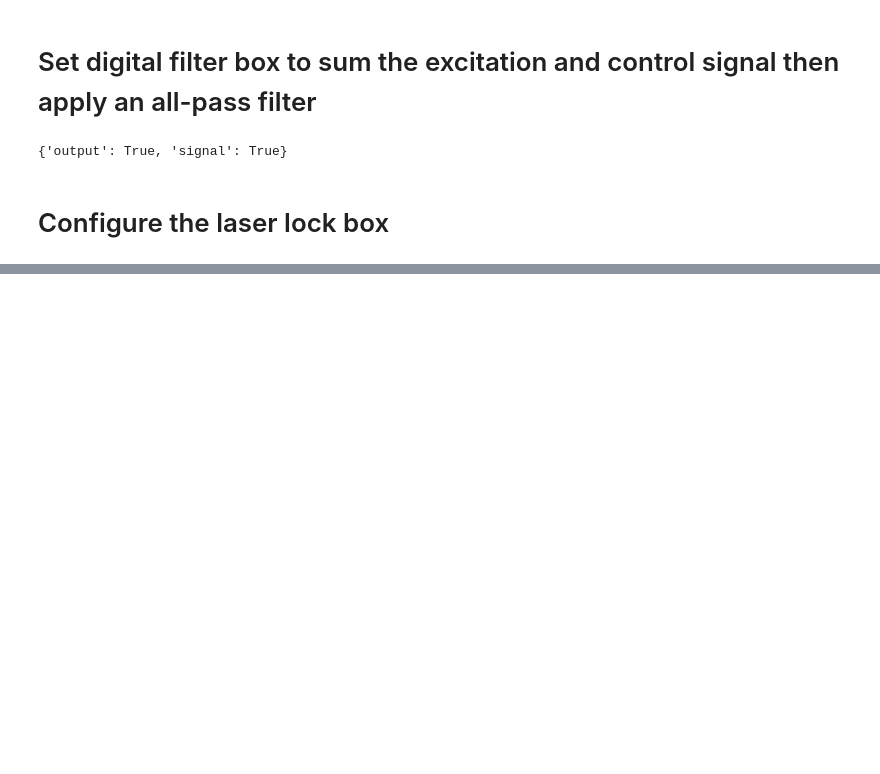
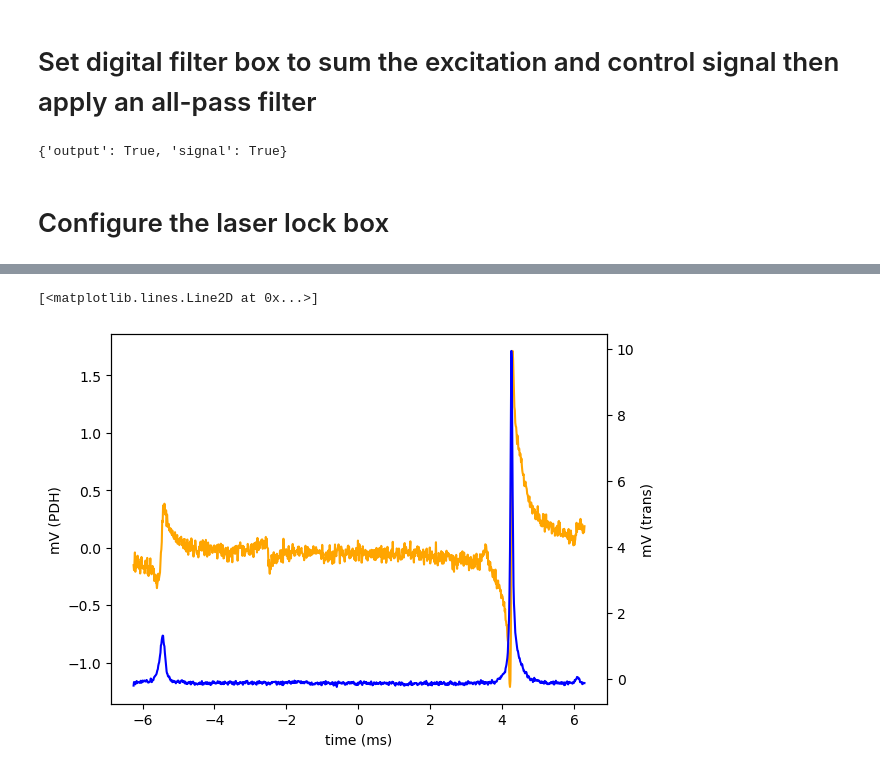
Before and after one commit to jeffwack111/lab-utils, a Jupyter notebook: MOKU_scripts/cavity_tf.ipynb, the cells around one changed output, grey strips where cells are left out. Saved outputs shown, nothing was run; the diff lists cells and outputs as text; code cells hidden in the pictures; blank space fills up the shorter version.

```diff
--- a/MOKU_scripts/cavity_tf.ipynb
+++ b/MOKU_scripts/cavity_tf.ipynb
@@ -74,0 +114,3 @@ TypeError: LaserLockBox.set_aux_oscillator() got an unexpected keyword argument
+# %%
+llb.set_timebase(-1/(16*scan_freq),1/(16*scan_freq))
+data = llb.get_data(wait_complete=True)
@@ -75,2 +128,18 @@ TypeError: LaserLockBox.set_aux_oscillator() got an unexpected keyword argument
+# %%
+t = np.array(data['time'])
+err = np.array(data['ch1'])
+avg_err = np.average(err)
+trans = np.array(data['ch2']-np.average(data['ch2']))
+
+fig, ax1 = plt.subplots()
+ax1.set_xlabel('time (ms)')
+ax1.set_ylabel('mV (PDH)')
+ax1.plot(t*1e3,err*1e3, color = "orange")
+ax2 = ax1.twinx()
+ax2.set_ylabel('mV (trans)')
+ax2.plot(t*1e3,trans*1e3, color = "blue")
+# %% [output]
+[<matplotlib.lines.Line2D at 0x...>]
+[figure, added]
 # %%
 MIM.relinquish_ownership()
```
Also changed, not shown: parts of 11 cells of this notebook, 2 other files.
